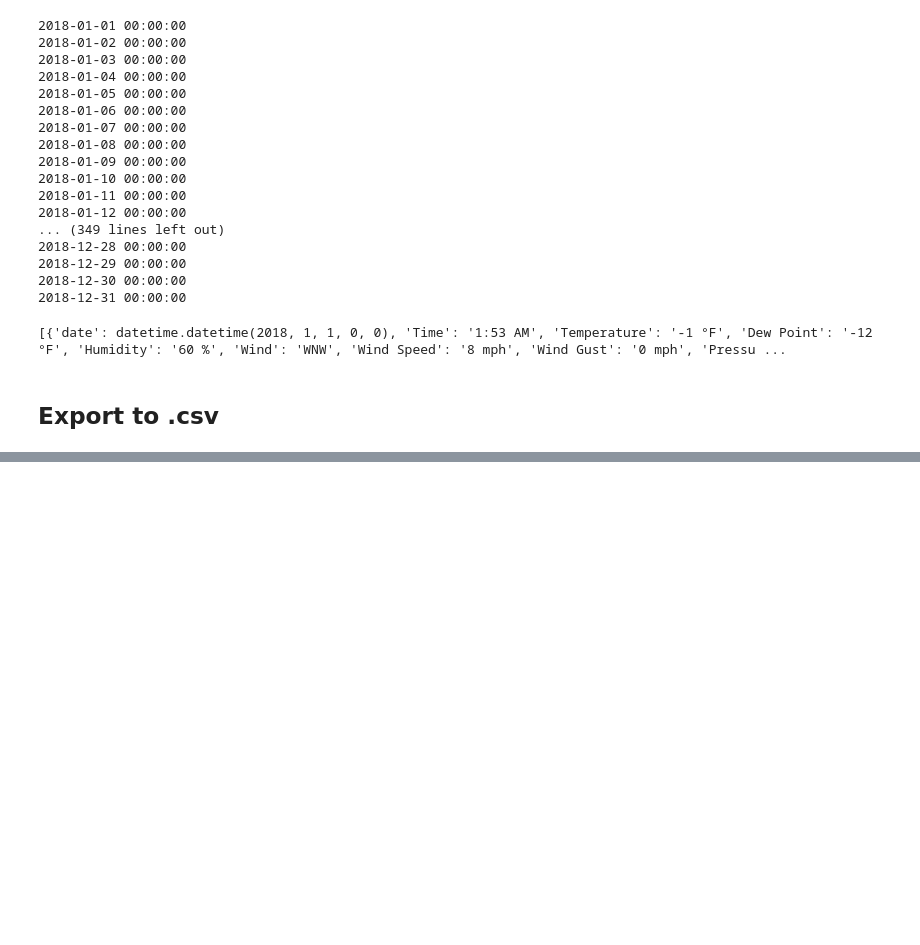
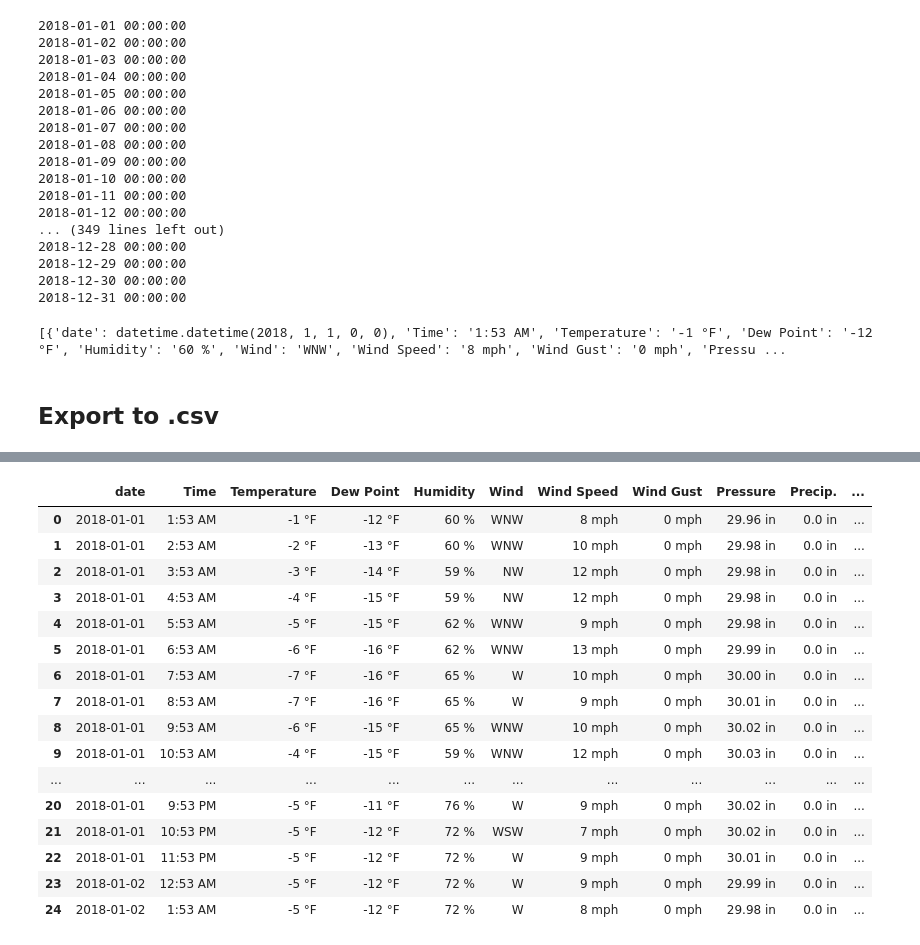
Before and after one commit to ltempfli/AAA-AIbertus-Magnus, a Jupyter notebook: data/Web_scraping_weather_data.ipynb, the cells around one changed output, grey strips where cells are left out. Drawn from its saved outputs; the diff is of its cells as text; code cells hidden in the pictures; blank space fills up the shorter version.

```diff
--- a/data/Web_scraping_weather_data.ipynb
+++ b/data/Web_scraping_weather_data.ipynb
@@ -108,16 +109,14 @@ def change_date(date):
 # %% [markdown]
 ## Extract wheater data
 # %%
-# set up the ChromeDriver
-# insert the path to your chromedriver executable -> need to be compatible to your chrome installation
-# for further information inspect the readme file
-service = Service(r'C:\Users\lukas\ChromeDriver\chromedriver.exe')
-driver = webdriver.Chrome(service= service)
+# Set up the ChromeDriver using webdriver-manager
+service = Service(ChromeDriverManager().install())
+driver = webdriver.Chrome(service=service)
 
-# load the webpage
+# Load the webpage
 driver.get('https://www.wunderground.com/history/daily/us/il/chicago/KMDW/date/2018-5-17')
 
-# wait some seconds for the content to load
+# Wait some seconds for the content to load
 driver.implicitly_wait(3)
 # %%
 list_day=[]
@@ -165,2 +175,29 @@ weather_data_raw.head(5)
+# %%
+#Fix this problem by simply increasing the date by a day for every entry on 12:53 AM
+weather_data_raw['date'] = pd.to_datetime(weather_data_raw['date'])
+current_date = weather_data_raw.loc[0, 'date']
+for i in range(len(weather_data_raw)):
+    if weather_data_raw.loc[i, 'Time'] == '12:53 AM':
+        current_date += timedelta(days=1)
+    weather_data_raw.loc[i, 'date'] = current_date
+weather_data_raw.head(25)
+# %% [output]
+|  | date | Time | Temperature | Dew Point | Humidity | Wind | Wind Speed | Wind Gust | Pressure | Precip. | ... |
+| 0 | 2018-01-01 | 1:53 AM | -1 °F | -12 °F | 60 % | WNW | 8 mph | 0 mph | 29.96 in | 0.0 in | ... |
+| 1 | 2018-01-01 | 2:53 AM | -2 °F | -13 °F | 60 % | WNW | 10 mph | 0 mph | 29.98 in | 0.0 in | ... |
+| 2 | 2018-01-01 | 3:53 AM | -3 °F | -14 °F | 59 % | NW | 12 mph | 0 mph | 29.98 in | 0.0 in | ... |
+| 3 | 2018-01-01 | 4:53 AM | -4 °F | -15 °F | 59 % | NW | 12 mph | 0 mph | 29.98 in | 0.0 in | ... |
+| 4 | 2018-01-01 | 5:53 AM | -5 °F | -15 °F | 62 % | WNW | 9 mph | 0 mph | 29.98 in | 0.0 in | ... |
+| 5 | 2018-01-01 | 6:53 AM | -6 °F | -16 °F | 62 % | WNW | 13 mph | 0 mph | 29.99 in | 0.0 in | ... |
+| 6 | 2018-01-01 | 7:53 AM | -7 °F | -16 °F | 65 % | W | 10 mph | 0 mph | 30.00 in | 0.0 in | ... |
+| 7 | 2018-01-01 | 8:53 AM | -7 °F | -16 °F | 65 % | W | 9 mph | 0 mph | 30.01 in | 0.0 in | ... |
+| 8 | 2018-01-01 | 9:53 AM | -6 °F | -15 °F | 65 % | WNW | 10 mph | 0 mph | 30.02 in | 0.0 in | ... |
+| 9 | 2018-01-01 | 10:53 AM | -4 °F | -15 °F | 59 % | WNW | 12 mph | 0 mph | 30.03 in | 0.0 in | ... |
+| ... | ... | ... | ... | ... | ... | ... | ... | ... | ... | ... | ... |
+| 20 | 2018-01-01 | 9:53 PM | -5 °F | -11 °F | 76 % | W | 9 mph | 0 mph | 30.02 in | 0.0 in | ... |
+| 21 | 2018-01-01 | 10:53 PM | -5 °F | -12 °F | 72 % | WSW | 7 mph | 0 mph | 30.02 in | 0.0 in | ... |
+| 22 | 2018-01-01 | 11:53 PM | -5 °F | -12 °F | 72 % | W | 9 mph | 0 mph | 30.01 in | 0.0 in | ... |
+| 23 | 2018-01-02 | 12:53 AM | -5 °F | -12 °F | 72 % | W | 9 mph | 0 mph | 29.99 in | 0.0 in | ... |
+| 24 | 2018-01-02 | 1:53 AM | -5 °F | -12 °F | 72 % | W | 8 mph | 0 mph | 29.98 in | 0.0 in | ... |
 # %%
 weather_data_raw.to_csv('weather_raw.csv', index=False)
```
Also changed, not shown: parts of 3 cells of this notebook, 1 other file.
